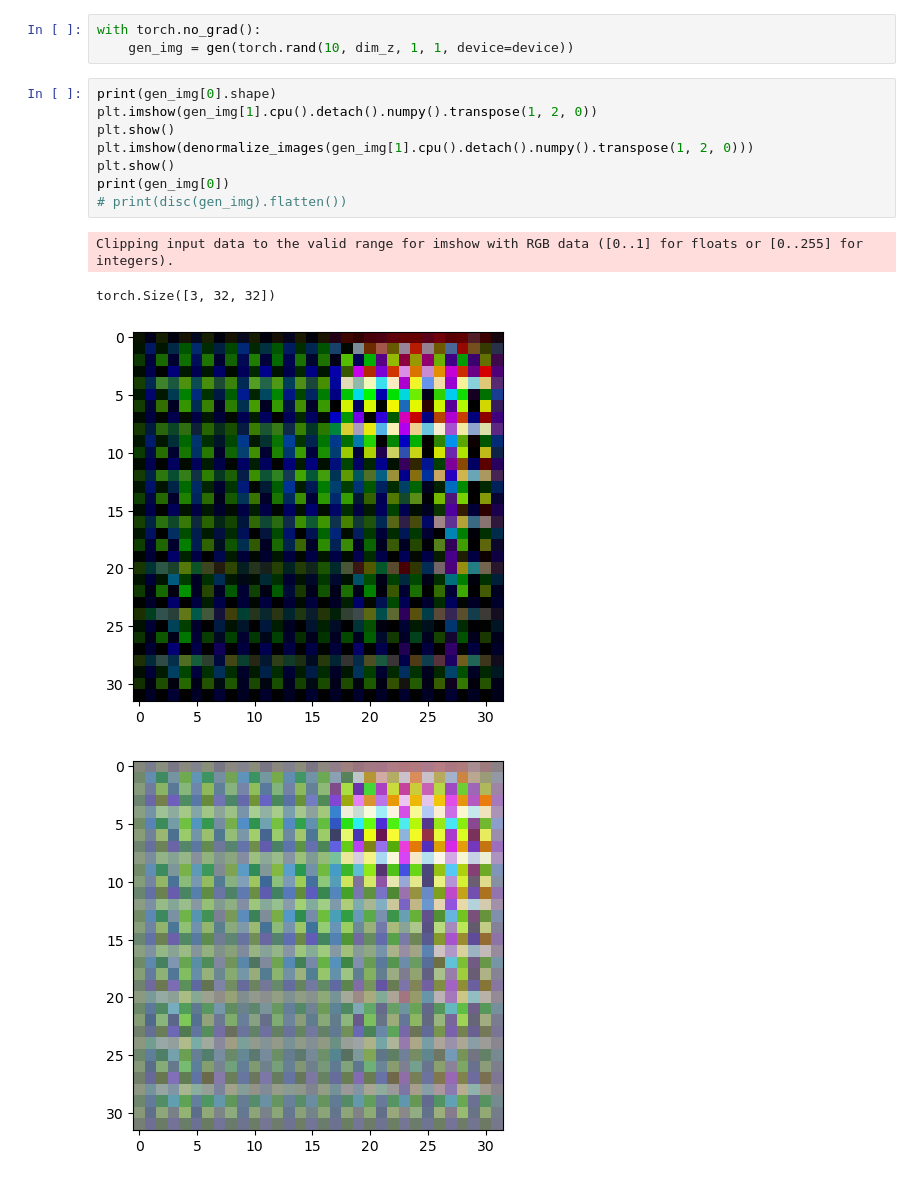
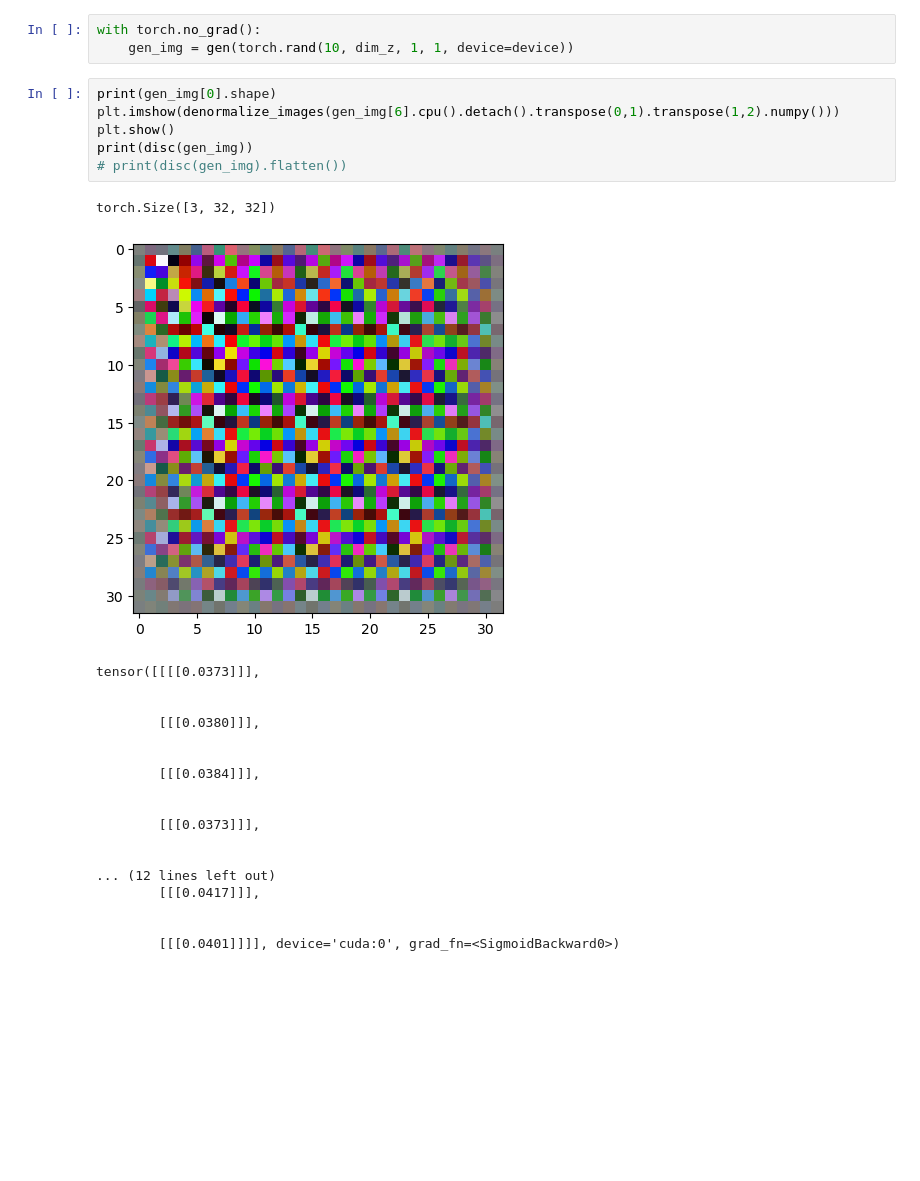
Before and after one commit to Aditya-Tandon/DL_Tests, a Jupyter notebook: GAN_test.ipynb, the cells around one changed output. Cells and saved outputs as stored; diff of their text form; blank space fills up the shorter version.

```diff
--- a/GAN_test.ipynb
+++ b/GAN_test.ipynb
@@ -442,14 +447,27 @@ with torch.no_grad():
     gen_img = gen(torch.rand(10, dim_z, 1, 1, device=device))
 # %%
 print(gen_img[0].shape)
-plt.imshow(gen_img[1].cpu().detach().numpy().transpose(1, 2, 0))
+plt.imshow(denormalize_images(gen_img[6].cpu().detach().transpose(0,1).transpose(1,2).numpy()))
 plt.show()
-plt.imshow(denormalize_images(gen_img[1].cpu().detach().numpy().transpose(1, 2, 0)))
-plt.show()
-print(gen_img[0])
+print(disc(gen_img))
 # print(disc(gen_img).flatten())
 # %% [output]
-Clipping input data to the valid range for imshow with RGB data ([0..1] for floats or [0..255] for integers).
+torch.Size([3, 32, 32])
+[figure, new version]
-torch.Size([3, 32, 32])
+tensor([[[[0.0373]]],
+
+
+        [[[0.0380]]],
+
+
+        [[[0.0384]]],
+
+
+        [[[0.0373]]],
+
+
+... (12 lines left out)
+        [[[0.0417]]],
+
+
+        [[[0.0401]]]], device='cuda:0', grad_fn=<SigmoidBackward0>)
-[figure, old version]
-[figure, removed]
```
Also changed, not shown: parts of 10 cells of this notebook.
